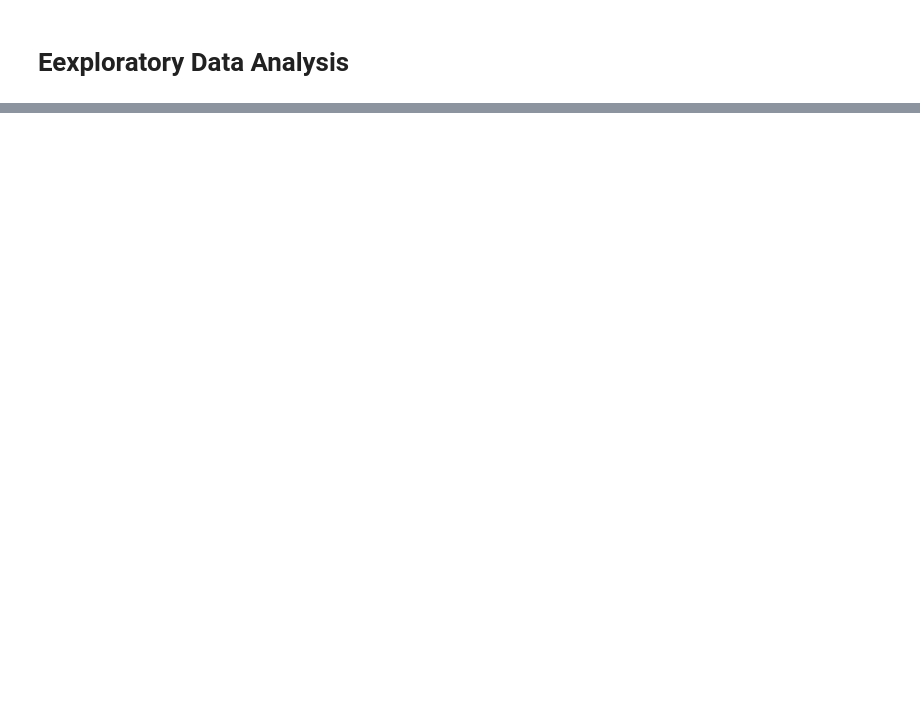
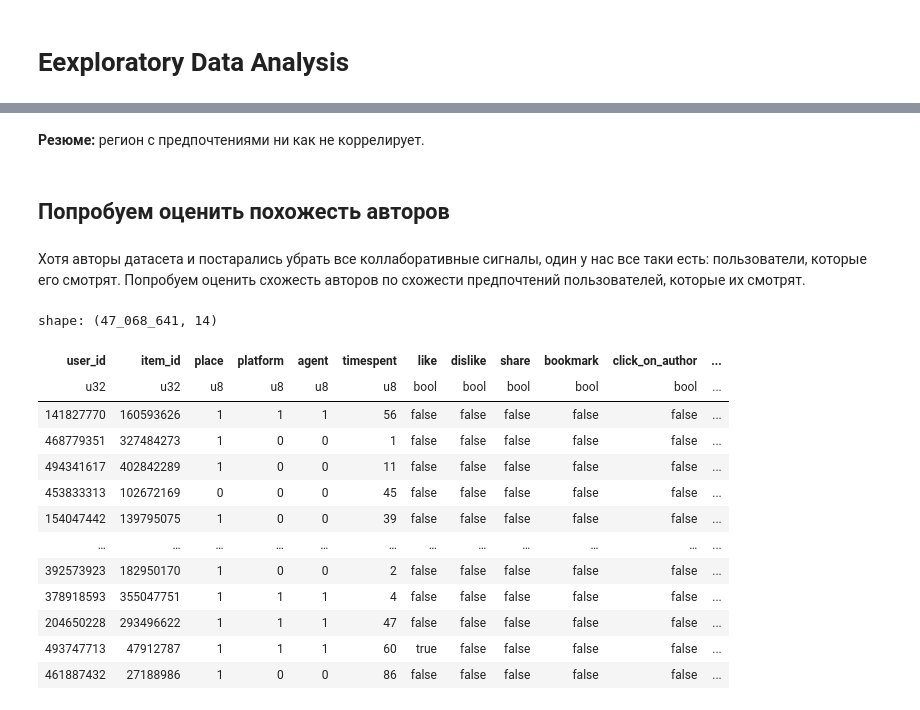
Before and after one commit to skol/netology_final, a Jupyter notebook: notebooks/01_eda.ipynb, the cells around one changed output, grey strips where cells are left out. Saved outputs shown, nothing was run; the diff lists cells and outputs as text; code cells hidden in the pictures; blank space fills up the shorter version.

Commit message:
state on 10.09.2026

```diff
--- a/notebooks/01_eda.ipynb
+++ b/notebooks/01_eda.ipynb
@@ -222,0 +322,40 @@ shape: (9, 13)
+# %%
+df = pl.read_parquet(bhv_db)
+
+# берём топ-N самых популярных роликов (чтобы не раздувать размерность)
+top_items = (
+    df.group_by('item_id')
+    .agg(pl.len().alias('count'))
+    .sort('count', descending=True)
+    .head(1000)
+)['item_id'].to_list()
+
+# фильтруем транзакции, оставляя только топ-1000 роликов
+df_filtered = df.filter(pl.col('item_id').is_in(top_items))
+
+# строим матрицу пользователь-ролик (бинарную: смотрел/не смотрел)
+user_item_matrix = (
+    df_filtered
+    .group_by('user_id')
+    .agg(pl.col('item_id').unique().alias('items'))
+)
+
+# создаём бинарный вектор для каждого пользователя
+def make_binary_vector(items, top_items):
+    vec = np.zeros(len(top_items))
+    for item in items:
+        if item in top_items:
+            vec[top_items.index(item)] = 1
+    return vec
+
+# применяем к каждому пользователю, но для отобранного набора приемлемо
+user_vectors = []
+for row in user_item_matrix.rows():
+    user_vectors.append(make_binary_vector(row[1], top_items))
+
+user_vectors = np.array(user_vectors)
+
+svd = TruncatedSVD(n_components=50, random_state=42)
+user_vectors_reduced = svd.fit_transform(user_vectors)
+
+user_vectors_norm = normalize(user_vectors_reduced, norm='l2')
@@ -222,0 +490,25 @@ shape: (9, 13)
+# %% [markdown]
+**Резюме:** регион с предпочтениями ни как не коррелирует.
+# %% [markdown]
+## Попробуем оценить похожесть авторов
+# %% [markdown]
+Хотя авторы датасета и постарались убрать все коллаборативные сигналы, один у нас все таки есть: пользователи, которые его смотрят. Попробуем оценить схожесть авторов по схожести предпочтений пользователей, которые их смотрят.
+# %%
+items_meta = pl.read_parquet(items_db)
+ia = items_meta.select(["item_id", "author_id", "duration"])
+dfx = df.join(ia, on='item_id', how='inner')
+# %% [output]
+shape: (47_068_641, 14)
+| user_id | item_id | place | platform | agent | timespent | like | dislike | share | bookmark | click_on_author | ... |
+| u32 | u32 | u8 | u8 | u8 | u8 | bool | bool | bool | bool | bool | ... |
+| 141827770 | 160593626 | 1 | 1 | 1 | 56 | false | false | false | false | false | ... |
+| 468779351 | 327484273 | 1 | 0 | 0 | 1 | false | false | false | false | false | ... |
+| 494341617 | 402842289 | 1 | 0 | 0 | 11 | false | false | false | false | false | ... |
+| 453833313 | 102672169 | 0 | 0 | 0 | 45 | false | false | false | false | false | ... |
+| 154047442 | 139795075 | 1 | 0 | 0 | 39 | false | false | false | false | false | ... |
+| … | … | … | … | … | … | … | … | … | … | … | ... |
+| 392573923 | 182950170 | 1 | 0 | 0 | 2 | false | false | false | false | false | ... |
+| 378918593 | 355047751 | 1 | 1 | 1 | 4 | false | false | false | false | false | ... |
+| 204650228 | 293496622 | 1 | 1 | 1 | 47 | false | false | false | false | false | ... |
+| 493747713 | 47912787 | 1 | 1 | 1 | 60 | true | false | false | false | false | ... |
+| 461887432 | 27188986 | 1 | 0 | 0 | 86 | false | false | false | false | false | ... |
```
Also changed, not shown: parts of 78 cells of this notebook.
